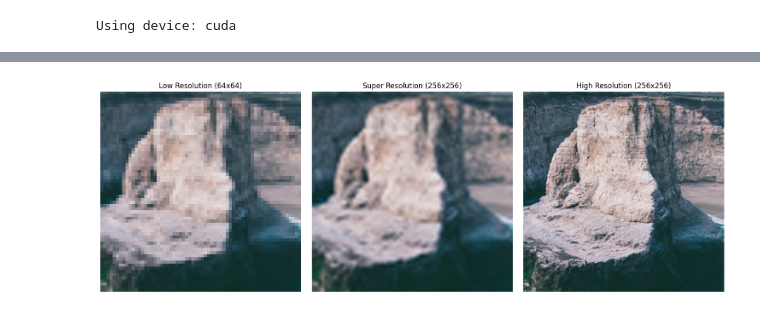
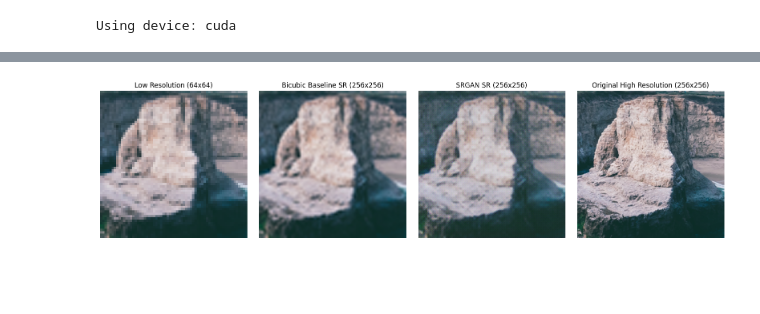
Before and after one commit to Antioksidan/DeepLearning, a Jupyter notebook: eval_pipeline.ipynb, the cells around one changed output, grey strips where cells are left out. Drawn from its saved outputs; the diff is of its cells as text; code cells hidden in the pictures; blank space fills up the shorter version.

Commit message:
eval for baseline vs SRGAN

```diff
--- a/eval_pipeline.ipynb
+++ b/eval_pipeline.ipynb
@@ -40,5 +45,11 @@ def bicubic_baseline(lr_image):
     return sr_image
 # %%
 # set up dataloader
-dataloader = DIV2KDataModule(batch_size=32, num_workers=4)
+dataloader = DIV2KDataModule()
 dataloader.setup()
+# %%
+# load trained model
+SCALE_FACTOR = 4
+G = Generator(scale_factor=SCALE_FACTOR).to(device)
+G.load_state_dict(torch.load("models/generator_srgan.pth", map_location=device))
+G.eval()
@@ -60,31 +112,36 @@ Bicubic Baseline VGG Feature MSE Loss: 7.149517059326172
 # %%
 import matplotlib.pyplot as plt
 
 # Select one example from the batch (e.g., first image)
 idx = 6
 
 lr_img = lr_imgs[idx].cpu().permute(1, 2, 0).numpy()
-sr_img = sr_imgs[idx].cpu().permute(1, 2, 0).numpy()
+sr_baseline_img = sr_baseline_imgs[idx].cpu().permute(1, 2, 0).numpy()
+sr_srgan_img = sr_srgan_imgs[idx].cpu().detach().permute(1, 2, 0).numpy()
 hr_img = hr_imgs[idx].cpu().permute(1, 2, 0).numpy()
 
 # Create figure with 3 subplots
-fig, axes = plt.subplots(1, 3, figsize=(15, 5))
+fig, axes = plt.subplots(1, 4, figsize=(16, 4))
 
 axes[0].imshow(lr_img)
 axes[0].set_title(f'Low Resolution ({lr_img.shape[0]}x{lr_img.shape[1]})')
 axes[0].axis('off')
 
-axes[1].imshow(sr_img)
-axes[1].set_title(f'Super Resolution ({sr_img.shape[0]}x{sr_img.shape[1]})')
+axes[1].imshow(sr_baseline_img)
+axes[1].set_title(f'Bicubic Baseline SR ({sr_baseline_img.shape[0]}x{sr_baseline_img.shape[1]})')
 axes[1].axis('off')
 
-axes[2].imshow(hr_img)
-axes[2].set_title(f'High Resolution ({hr_img.shape[0]}x{hr_img.shape[1]})')
+axes[2].imshow(sr_srgan_img)
+axes[2].set_title(f'SRGAN SR ({sr_srgan_img.shape[0]}x{sr_srgan_img.shape[1]})')
 axes[2].axis('off')
+
+axes[3].imshow(hr_img)
+axes[3].set_title(f'Original High Resolution ({hr_img.shape[0]}x{hr_img.shape[1]})')
+axes[3].axis('off')
 
 plt.tight_layout()
 plt.show()
 # %% [output]
-[figure, old version]
+[figure, new version]
 # %%
 # GAN: train first in train_pipeline.ipynb and save it, then load it here
```
Also changed, not shown: parts of 3 cells of this notebook, 1 other file.
